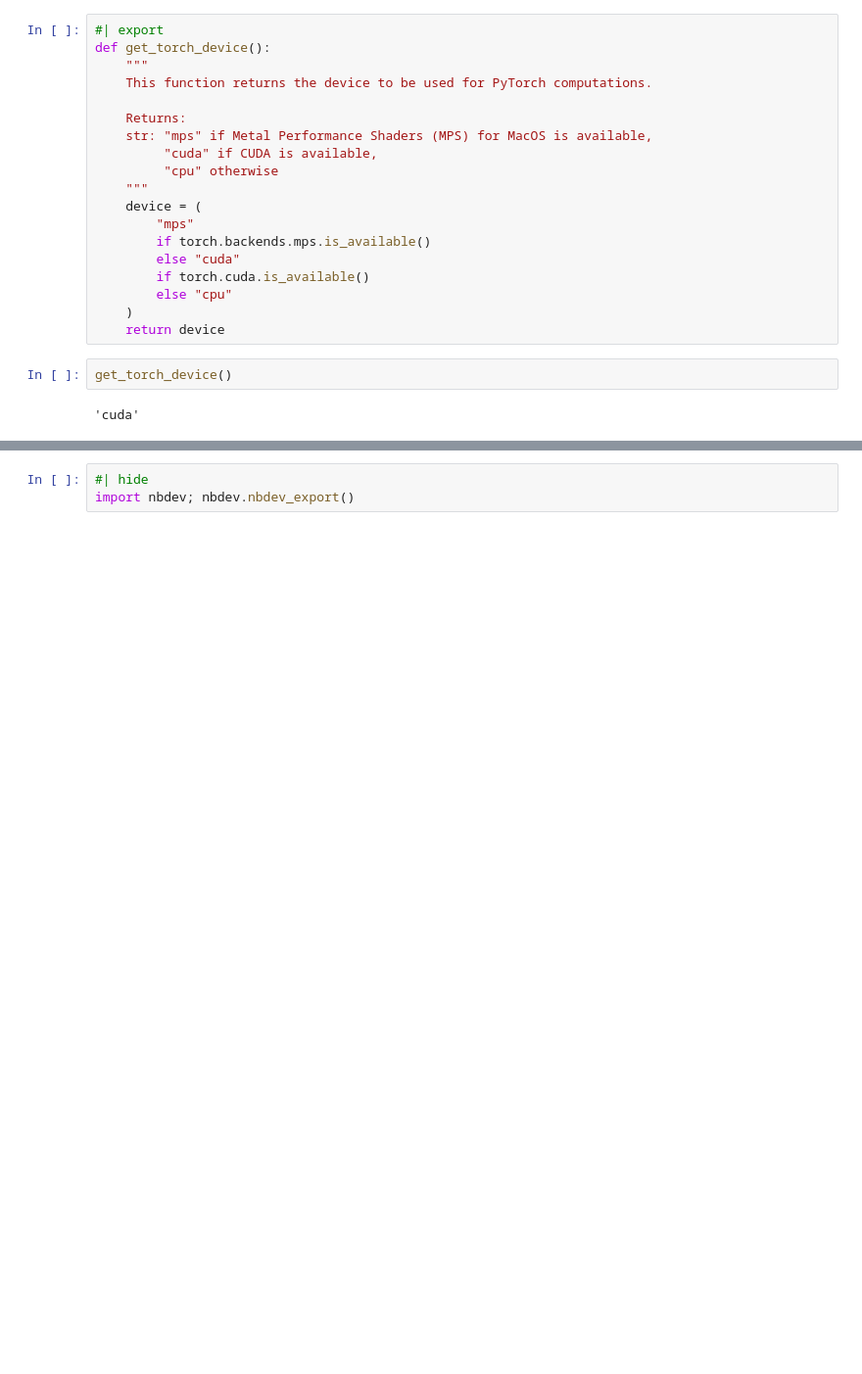
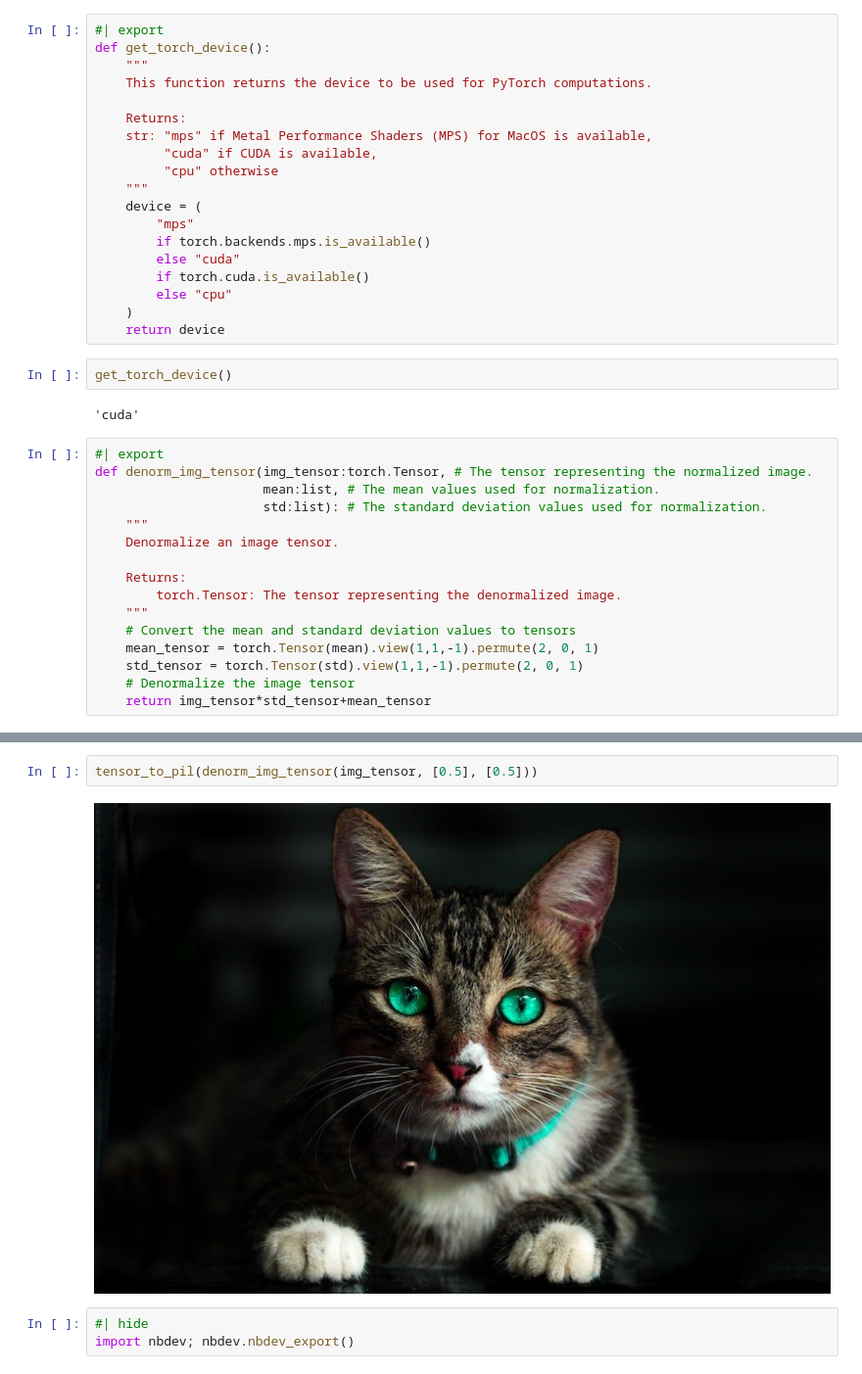
Before and after one commit to cj-mills/cjm-pytorch-utils, a Jupyter notebook: nbs/00_core.ipynb, the cells around one changed output, grey strips where cells are left out. Shown at 98% size. Cells and saved outputs as stored; diff of their text form; blank space fills up the shorter version.

```diff
--- a/nbs/00_core.ipynb
+++ b/nbs/00_core.ipynb
@@ -163,3 +163,19 @@ def get_torch_device():
 get_torch_device()
 # %% [output]
 'cuda'
+# %%
+#| export
+def denorm_img_tensor(img_tensor:torch.Tensor, # The tensor representing the normalized image.
+                      mean:list, # The mean values used for normalization.
+                      std:list): # The standard deviation values used for normalization.
+    """
+    Denormalize an image tensor.
+
+    Returns:
+        torch.Tensor: The tensor representing the denormalized image.
+    """
+    # Convert the mean and standard deviation values to tensors
+    mean_tensor = torch.Tensor(mean).view(1,1,-1).permute(2, 0, 1)
+    std_tensor = torch.Tensor(std).view(1,1,-1).permute(2, 0, 1)
+    # Denormalize the image tensor
+    return img_tensor*std_tensor+mean_tensor
@@ -166,3 +186,7 @@ get_torch_device()
+# %%
+tensor_to_pil(denorm_img_tensor(img_tensor, [0.5], [0.5]))
+# %% [output]
+[figure, added]
 # %%
 #| hide
 import nbdev; nbdev.nbdev_export()
```
Also changed, not shown: parts of 2 cells of this notebook, 8 other files.
